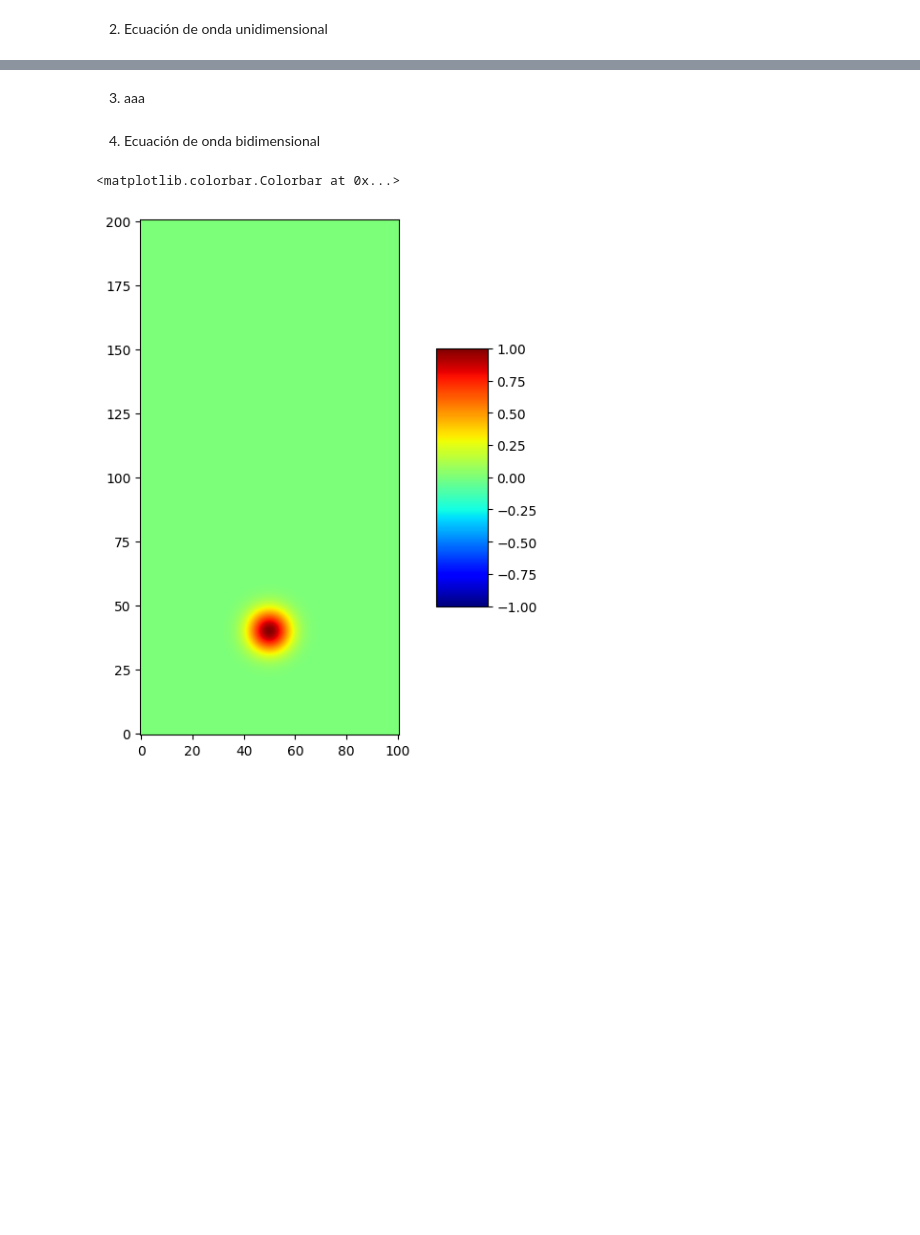
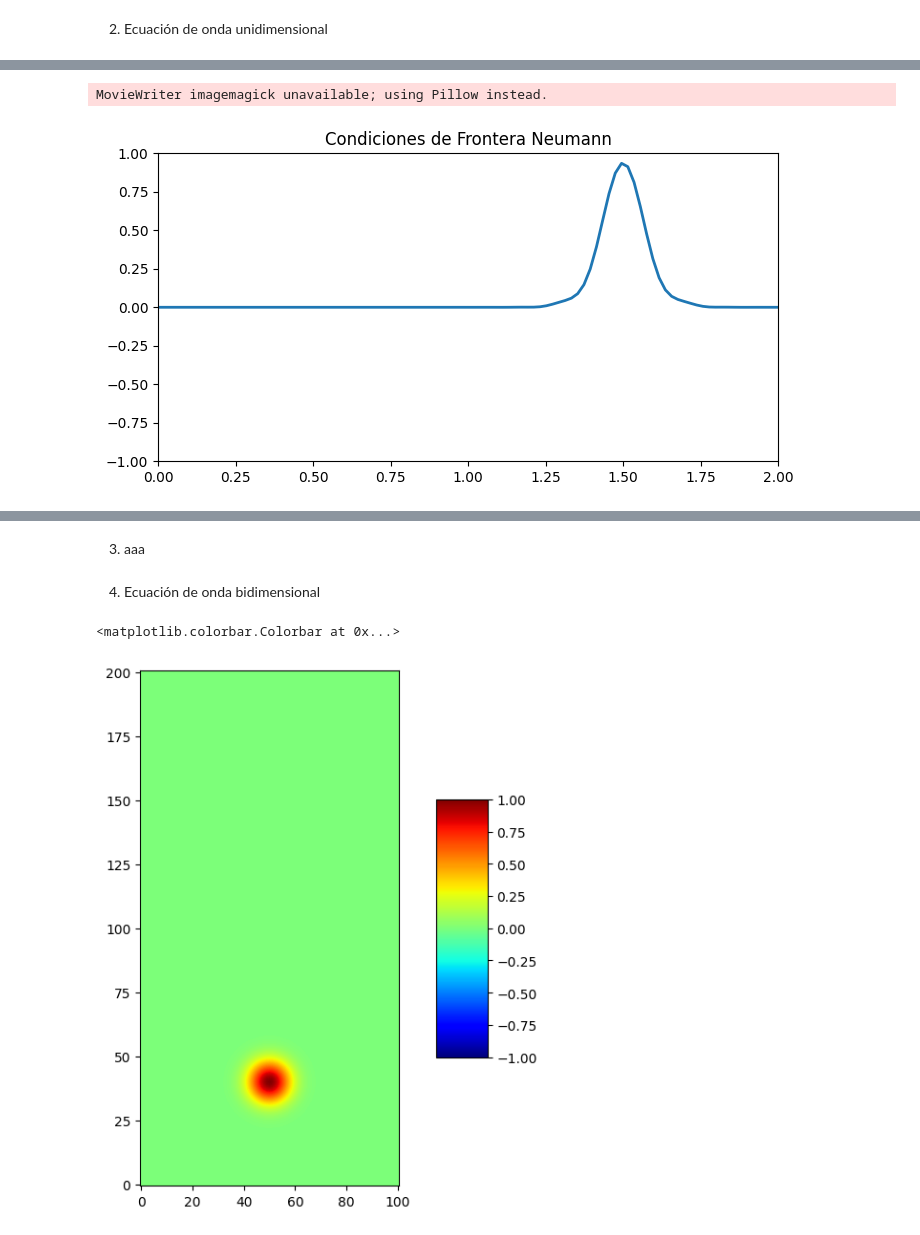
Before and after one commit to sarchilagomez1/MetodosComputacionales2-Fuentes-Archila, a Jupyter notebook: Taller4_fuentesarchila.ipynb, the cells around one changed output, grey strips where cells are left out. Saved outputs shown, nothing was run; the diff lists cells and outputs as text; code cells hidden in the pictures; blank space fills up the shorter version.

```diff
--- a/Taller4_fuentesarchila.ipynb
+++ b/Taller4_fuentesarchila.ipynb
@@ -186,0 +137,35 @@ Text(0.5, 1.0, 'Ecuación de Onda 1D')
+# %%
+#Condición de frontera Neumann
+def frontera_neumann(solucion):
+    solucion[0] = solucion[1]
+    solucion[-1] = solucion[-2]
+
+#Función de actualización para Neumann
+def actualizar_neumann(frame, linea, solucion_actual, solucion_anterior):
+    nueva_solucion = evolucion_onda(solucion_actual, solucion_anterior, frontera_neumann)
+    solucion_anterior[:] = solucion_actual
+    solucion_actual[:] = nueva_solucion
+    linea.set_ydata(solucion_actual)
+    return linea,
+
+#Animación
+def animar_neumann():
+    fig, ax = plt.subplots(figsize=(8, 4))
+    ax.set_xlim(0, longitud)
+    ax.set_ylim(-1, 1)
+    linea, = ax.plot(posiciones, condicion_inicial, lw=2)
+    ax.set_title('Condiciones de Frontera Neumann')
+
+    solucion_actual = np.copy(condicion_inicial)
+    solucion_anterior = np.copy(condicion_inicial)
+
+    animacion = animation.FuncAnimation(fig, actualizar_neumann, frames=num_pasos,
+                                        fargs=(linea, solucion_actual, solucion_anterior),
+                                        interval=20, blit=True)
+    animacion.save('2.2.onda1D_neumann.gif', writer='imagemagick')
+    plt.show()
+
+animar_neumann()
+# %% [output]
+MovieWriter imagemagick unavailable; using Pillow instead.
+[figure, added]
```
Also changed, not shown: parts of 8 cells of this notebook, 5 other files.
